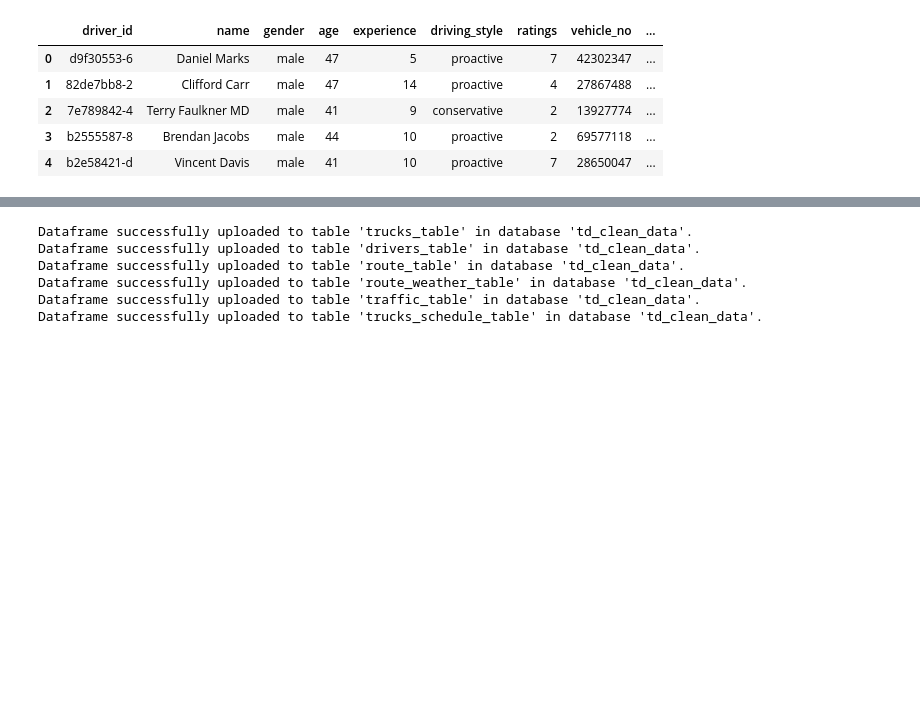
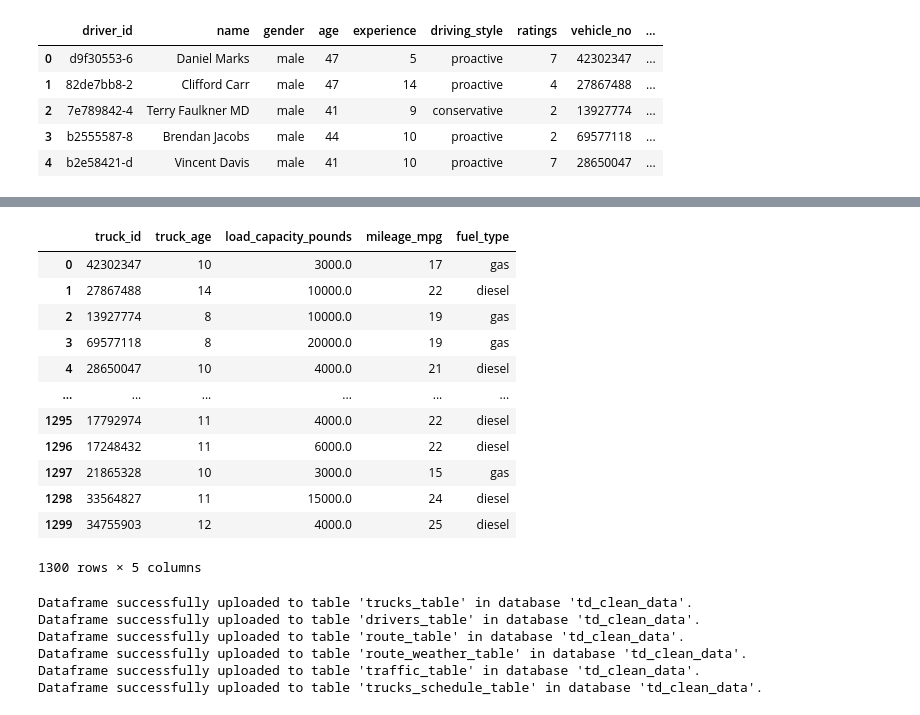
Before and after one commit to pnarne148/Truck-delay-classification, a Jupyter notebook: notebooks/data_ingestion.ipynb, the cells around one changed output, grey strips where cells are left out. Drawn from its saved outputs; the diff is of its cells as text; code cells hidden in the pictures; blank space fills up the shorter version.

```diff
--- a/notebooks/data_ingestion.ipynb
+++ b/notebooks/data_ingestion.ipynb
@@ -332,3 +375,19 @@ def upload_dataframe_to_postgres(dataframe, database, table_name, if_exists='rep
+# %%
+upload_dataframe_to_postgres(trucks_df, "td_clean_data", "trucks_table")
+# %% [output]
+|  | truck_id | truck_age | load_capacity_pounds | mileage_mpg | fuel_type |
+| 0 | 42302347 | 10 | 3000.0 | 17 | gas |
+| 1 | 27867488 | 14 | 10000.0 | 22 | diesel |
+| 2 | 13927774 | 8 | 10000.0 | 19 | gas |
+| 3 | 69577118 | 8 | 20000.0 | 19 | gas |
+| 4 | 28650047 | 10 | 4000.0 | 21 | diesel |
+| ... | ... | ... | ... | ... | ... |
+| 1295 | 17792974 | 11 | 4000.0 | 22 | diesel |
+| 1296 | 17248432 | 11 | 6000.0 | 22 | diesel |
+| 1297 | 21865328 | 10 | 3000.0 | 15 | gas |
+| 1298 | 33564827 | 11 | 15000.0 | 24 | diesel |
+| 1299 | 34755903 | 12 | 4000.0 | 25 | diesel |
+1300 rows × 5 columns
 # %%
 upload_dataframe_to_postgres(trucks_df, "td_clean_data", "trucks_table")
 upload_dataframe_to_postgres(drivers_df, "td_clean_data", "drivers_table")
```
Also changed, not shown: parts of 5 cells of this notebook, 3 other files.
